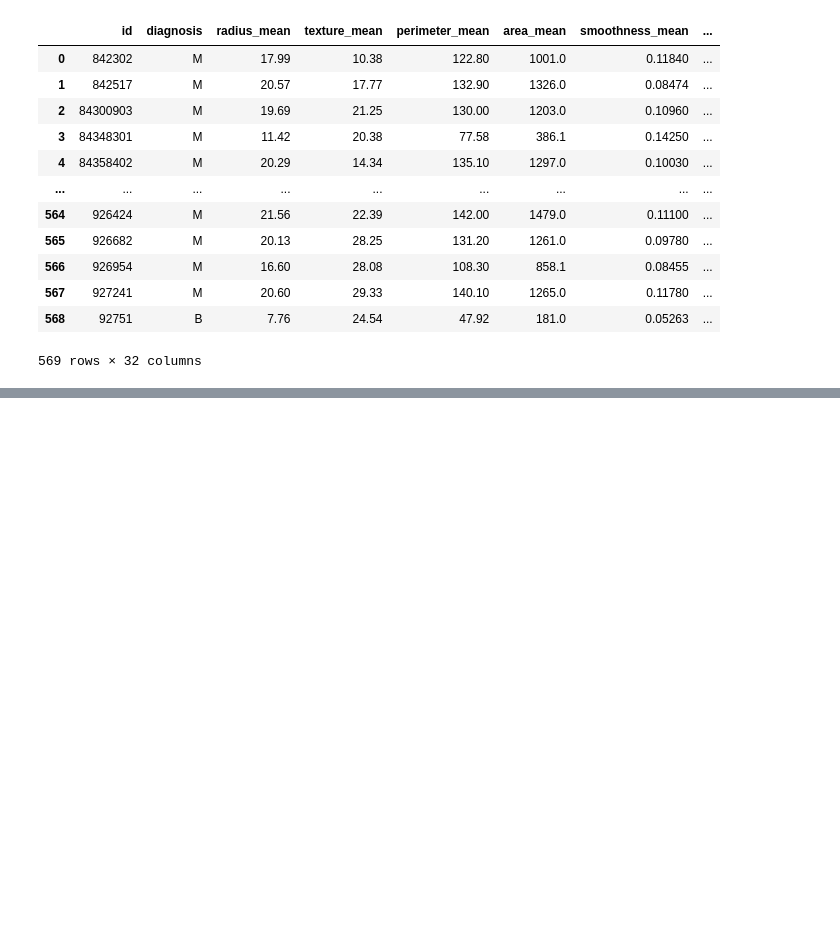
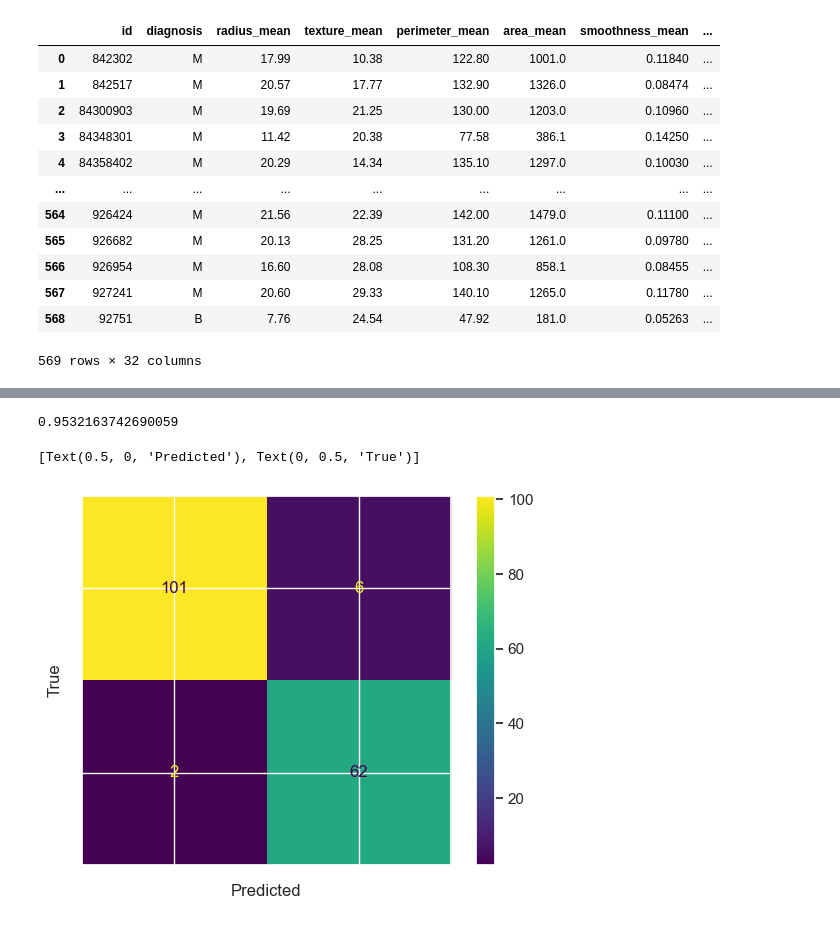
Before and after one commit to vern3432/DSE3002_Varano_Matt_Marcus_PF, a Jupyter notebook: Project 4 - Marcus Heisler.ipynb, the cells around one changed output, grey strips where cells are left out. Cells and saved outputs as stored; diff of their text form; code cells hidden in the pictures; blank space fills up the shorter version.

```diff
--- a/Project 4 - Marcus Heisler.ipynb
+++ b/Project 4 - Marcus Heisler.ipynb
@@ -123,34 +54,0 @@ F1 Score: 0.9534796587428167
-# %%
-
-
-from sklearn.ensemble import AdaBoostClassifier
-from sklearn.tree import DecisionTreeClassifier
-from sklearn.model_selection import GridSearchCV
-
-# Define parameters for GridSearch with Decision Tree
-parameters_dt = {'max_depth': [1, 5, 7, 11]}
-
-# Create Decision Tree classifier
-dt = DecisionTreeClassifier()
-
-# GridSearch for best Decision Tree parameters
-grid_search_dt = GridSearchCV(dt, parameters_dt)
-grid_search_dt.fit(X_train, y_train)
-best_dt = grid_search_dt.best_estimator_
-
-print("Best Decision Tree params:", grid_search_dt.best_params_)
-
-# Define parameters for AdaBoost
-parameters_adaboost = {'n_estimators': [5, 10, 25], 'learning_rate': [0.1, 0.5, 1.0]}
-
-# Create AdaBoost classifier
-adaboost = AdaBoostClassifier()
-
-# GridSearch for best AdaBoost parameters
-grid_search_adaboost = GridSearchCV(adaboost, parameters_adaboost)
-grid_search_adaboost.fit(X_train, y_train)
-
-# Predictions on test set
-y_pred_adaboost = grid_search_adaboost.predict(X_test)
-
-print("Best AdaBoost params:", grid_search_adaboost.best_params_)
@@ -376,0 +55,14 @@ F1 Score: 0.9534796587428167
+# %%
+clf = RandomForestClassifier() #can use the defaults
+clf.fit(X_train, y_train)
+y_pred =clf.predict(X_test)
+
+print(accuracy_score(y_test,y_pred))
+cf_matrix = confusion_matrix(y_test,y_pred)
+cmd = ConfusionMatrixDisplay(cf_matrix, display_labels=[])
+cmd.plot()
+cmd.ax_.set(xlabel='Predicted', ylabel='True')
+# %% [output]
+0.9532163742690059
+[Text(0.5, 0, 'Predicted'), Text(0, 0.5, 'True')]
+[figure, added]
```
Also changed, not shown: parts of 8 cells of this notebook.
